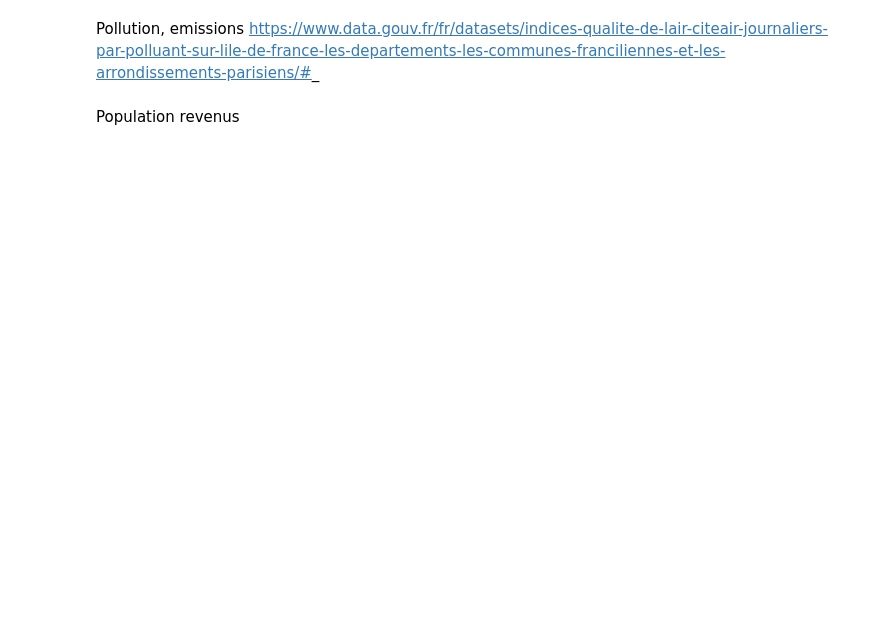
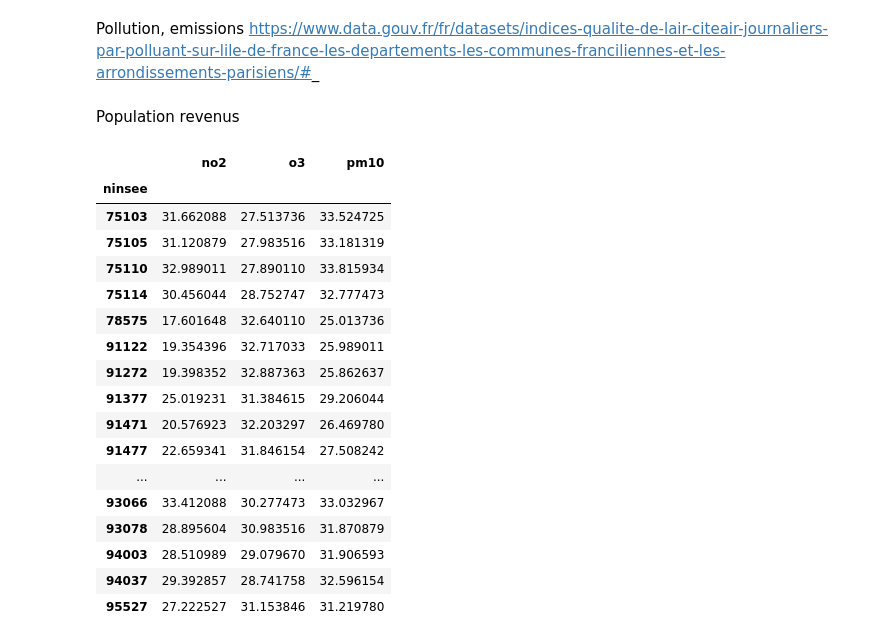
Before and after one commit to cerezamo/dataviz, a Jupyter notebook: BDD.ipynb, the cells around one changed output. Drawn from its saved outputs; the diff is of its cells as text; code cells hidden in the pictures; blank space fills up the shorter version.

```diff
--- a/BDD.ipynb
+++ b/BDD.ipynb
@@ -1,3 +3,5 @@
+# %%
+RERB=pd.read_csv(r'C:\Users\morga\Documents\GitHub\MLPython\dataviz\communes_arrêts_RER_B.csv',sep=',')
 # %% [markdown]
 Vote élections 2017
 # %%
@@ -73,5 +75,30 @@ Pollution, emissions
 https://www.data.gouv.fr/fr/datasets/indices-qualite-de-lair-citeair-journaliers-par-polluant-sur-lile-de-france-les-departements-les-communes-franciliennes-et-les-arrondissements-parisiens/#_
 # %% [markdown]
 Population revenus
+# %%
+pol=pd.read_csv(r'C:\Users\morga\Documents\GitHub\MLPython\dataviz\indices_QA_commune_IDF_2017.csv',sep=',')
+# %%
+pol=pol[pol.ninsee.isin(RERB['Code INSEE'])]
+# %%
+pol.groupby(['ninsee']).mean() # moyenne sur l'année 2017
+# %% [output]
+|  | no2 | o3 | pm10 |
+| ninsee |  |  |  |
+| 75103 | 31.662088 | 27.513736 | 33.524725 |
+| 75105 | 31.120879 | 27.983516 | 33.181319 |
+| 75110 | 32.989011 | 27.890110 | 33.815934 |
+| 75114 | 30.456044 | 28.752747 | 32.777473 |
+| 78575 | 17.601648 | 32.640110 | 25.013736 |
+| 91122 | 19.354396 | 32.717033 | 25.989011 |
+| 91272 | 19.398352 | 32.887363 | 25.862637 |
+| 91377 | 25.019231 | 31.384615 | 29.206044 |
+| 91471 | 20.576923 | 32.203297 | 26.469780 |
+| 91477 | 22.659341 | 31.846154 | 27.508242 |
+| ... | ... | ... | ... |
+| 93066 | 33.412088 | 30.277473 | 33.032967 |
+| 93078 | 28.895604 | 30.983516 | 31.870879 |
+| 94003 | 28.510989 | 29.079670 | 31.906593 |
+| 94037 | 29.392857 | 28.741758 | 32.596154 |
+| 95527 | 27.222527 | 31.153846 | 31.219780 |
 # %%
 # Idées de variables sympas : https://data.iledefrance.fr/explore/dataset/cumul-de-nuisances-environnementales-grille-regionale-au-pas-de-500m-dile-de-fr0/information/
```
Also changed, not shown: parts of 7 cells of this notebook, 4 other files.
